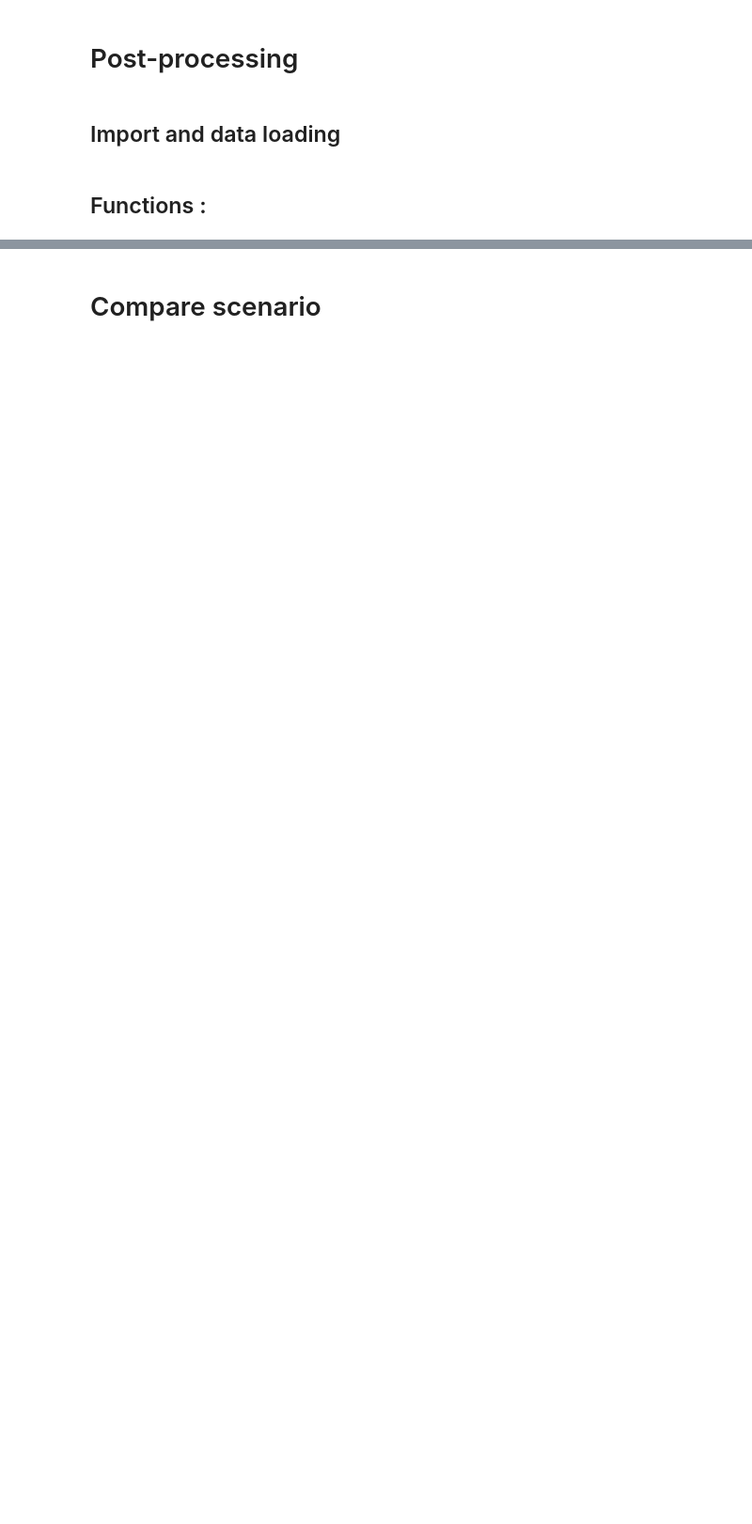
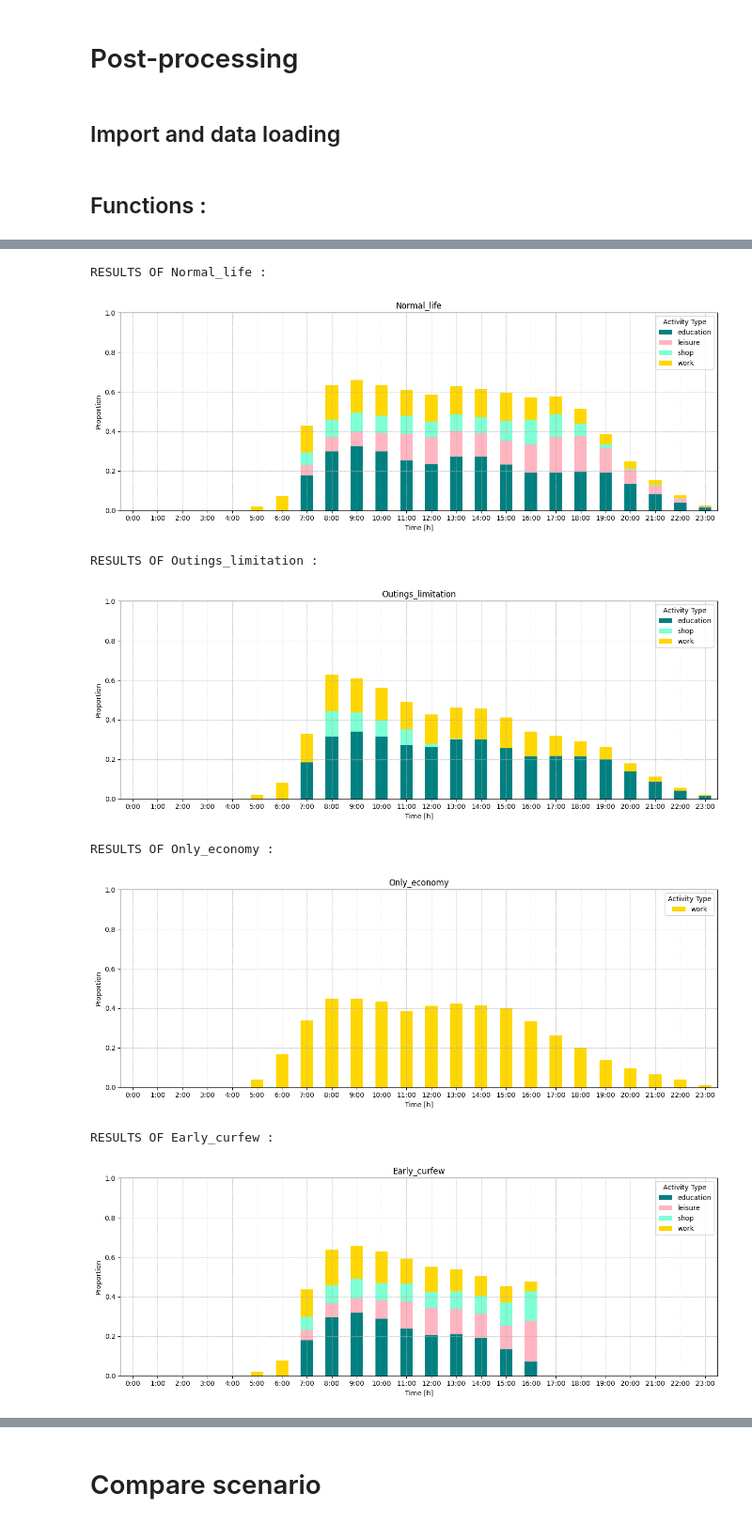
Before and after one commit to phellich/scheduling, a Jupyter notebook: Results_exploration.ipynb, the cells around one changed output, grey strips where cells are left out. Shown at 94% size. Saved outputs shown, nothing was run; the diff lists cells and outputs as text; code cells hidden in the pictures; blank space fills up the shorter version.

```diff
--- a/Results_exploration.ipynb
+++ b/Results_exploration.ipynb
@@ -423,7 +423,15 @@ def compare_scenario(
 # %%
-# SCENARI = ['Normal_life', 'Outings_limitation', 'Only_economy', 'Early_curfew',
-#             'Essential_needs', 'Finding_balance', 'Impact_of_leisure']
+SCENARI = ['Normal_life', 'Outings_limitation', 'Only_economy', 'Early_curfew',
+            'Essential_needs', 'Finding_balance', 'Impact_of_leisure']
 # SCENARI = ['Normal_life']
-# compare_scenario(SCENARI, plot_distribution = True)
-# compare_scenario(SCENARI, print_proportions= True, print_durations=True)
+compare_scenario(SCENARI, plot_distribution = True)
 # compare_scenario(SCENARI, print_deviation=True)
+# %% [output]
+RESULTS OF Normal_life :
+[figure, added]
+RESULTS OF Outings_limitation :
+[figure, added]
+RESULTS OF Only_economy :
+[figure, added]
+RESULTS OF Early_curfew :
+[figure, added]
```
Also changed, not shown: parts of 9 cells of this notebook, 24 other files.
